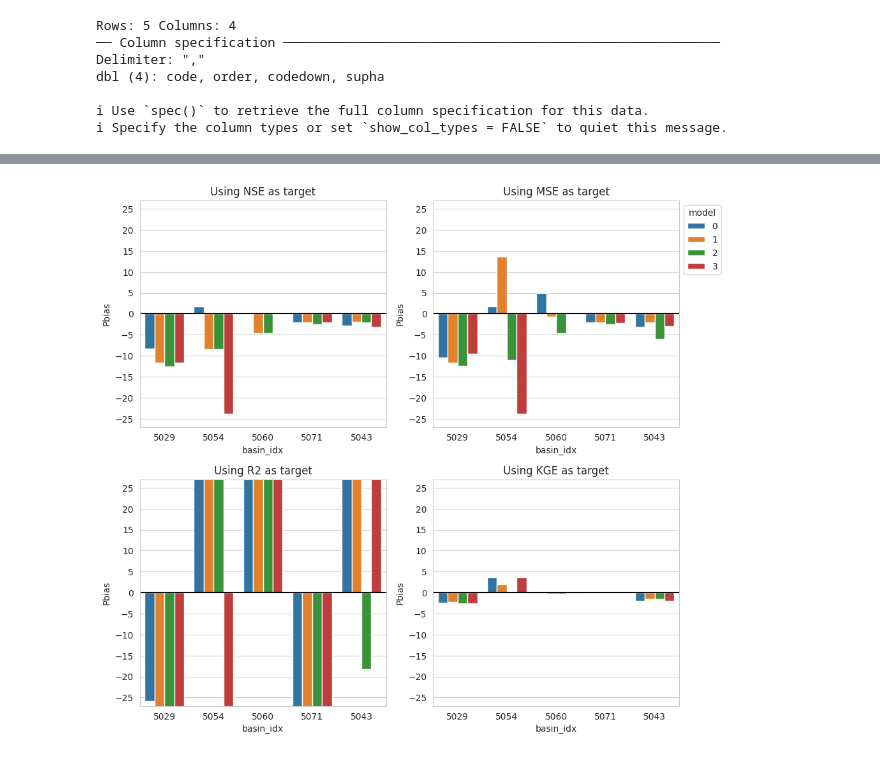
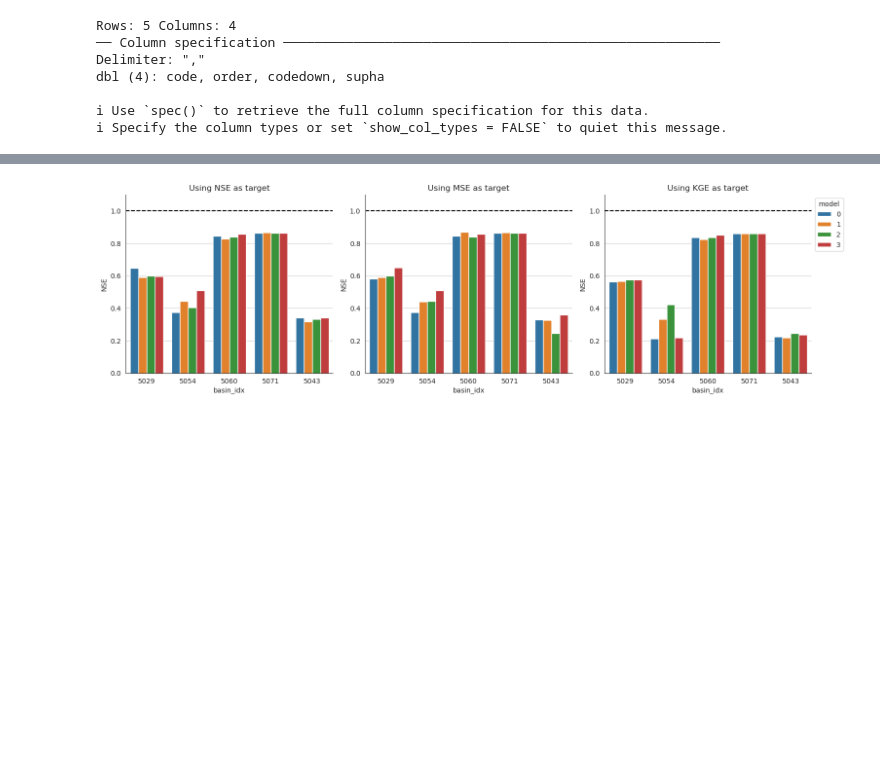
Before and after one commit to eugenioLR/hydro_model_optimization, a Jupyter notebook: evaluate_semidist.ipynb, the cells around one changed output, grey strips where cells are left out. Saved outputs shown, nothing was run; the diff lists cells and outputs as text; code cells hidden in the pictures; blank space fills up the shorter version.

```diff
--- a/evaluate_semidist.ipynb
+++ b/evaluate_semidist.ipynb
@@ -11,6 +11,6 @@ import matplotlib.pyplot as plt
 import seaborn as sns
 %matplotlib inline
 
-sns.set_style("whitegrid")
+sns.set_style("white")
 
 pandas2ri.activate()
@@ -84,7 +107,13 @@ for file_name, model, target in result_files:
             agg_q[codedown] += get_basin_q(model, params[idx], basin_code, prev_q)
 
             metrics = exec_function_r(model, params[idx], basin_code, prev_q)
-            eval_df.loc[len(eval_df)] = [model, target, basin_code] + list(metrics) + ["[" + ";".join(map(str, params[idx])) + "]"]
+            # eval_df.loc[len(eval_df)] = [model, target, basin_code] + list(metrics) + ["[" + ";".join(map(str, params[idx])) + "]"]
+
+            param_str = np.array2string(params[idx], max_line_width=np.inf, separator=";").replace(" ", "")
+            eval_df.loc[len(eval_df)] = [model, target, basin_code] + list(metrics) + [param_str]
+
+eval_df = eval_df[eval_df["target"] != "R2"]
+eval_df
 # %% [output]
 ./results/new_data/config_semidist_5043_0_MSE.csv Yes
 ./results/new_data/config_semidist_5043_1_MSE.csv Yes
@@ -133,38 +169,41 @@ eval_df[eval_df["basin_idx"] == "5043"]
 # %%
-fig, axes = plt.subplots(2,2,figsize=(10, 10))
+fig, axes = plt.subplots(1,3,figsize=(15, 5))
 
 
-metric_measure = "Pbias"
-for idx, metric in enumerate(["NSE", "MSE", "R2", "KGE"]):
-    ax = axes[idx//2, idx%2]
+metric_measure = "NSE"
+for idx, metric in enumerate(["NSE", "MSE", "KGE"]):
+    ax = axes[idx]
 
     fig.tight_layout(h_pad=2)
     plt.subplots_adjust(top=0.85)
 
     data_to_plot = eval_df[eval_df["target"] == metric][['basin_idx', 'model', metric_measure]]
-    hist_ax = sns.barplot(data=data_to_plot, x="basin_idx", y=metric_measure, hue="model", ax=ax)
+    hist_ax = sns.barplot(data=data_to_plot, x="basin_idx", y=metric_measure, hue="model", ax=ax, order=basin_df["code"])
     hist_ax.set(title = f"Using {metric} as target")
 
 
-    if idx == 1:
+    if idx == 2:
         sns.move_legend(hist_ax, "upper left", bbox_to_anchor=(1, 1))
     else:
         hist_ax.get_legend().remove()
 
 
     if metric_measure not in ["MSE", "RMSE", "Pbias"]:
         ax.axhline(1, color="k", linestyle="--")
         if metric == "R2" and metric_measure in ["NSE", "KGE"]:
-            hist_ax.set(ylim = [-0.5, 1.2])
+            hist_ax.set(ylim = [-0.5, 1.1])
             ax.axhline(0, color="k")
         else:
-            hist_ax.set(ylim = [0, 1.2])
+            hist_ax.set(ylim = [0, 1.1])
 
 
     if metric_measure == "Pbias":
         hist_ax.set(ylim = [-27, 27], yticks = range(-25,30,5))
         ax.axhline(0, color="k")
 
+    sns.despine()
+    ax.grid(axis="y")
+
 plt.show()
 # %% [output]
-[figure, old version]
+[figure, new version]
```
Also changed, not shown: parts of 7 cells of this notebook, 10 other files.
